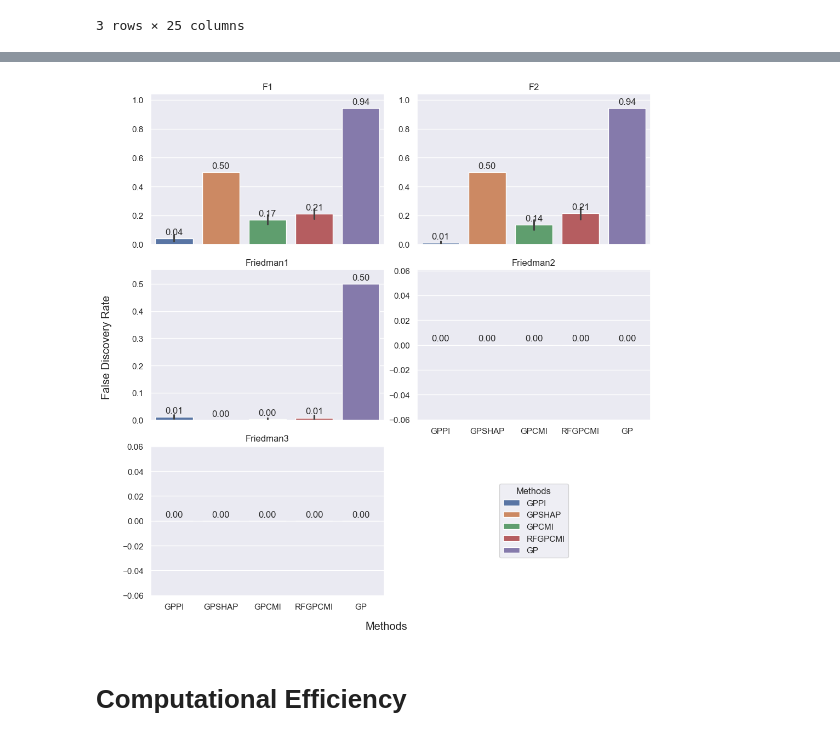
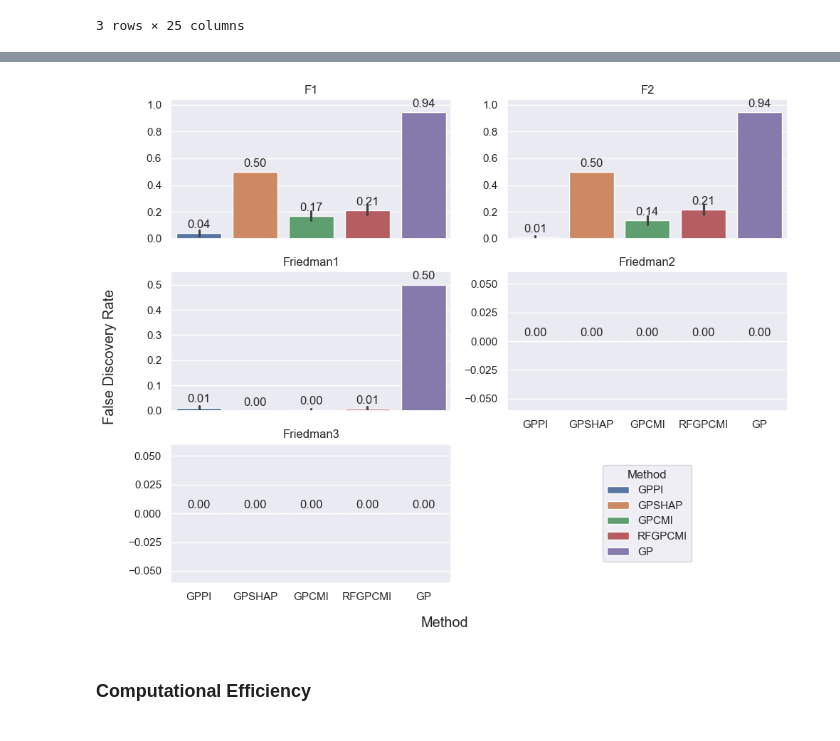
Before and after one commit to KevinHaka/Symbolic-Regression-Genetic-Programming, a Jupyter notebook: examples/results_synthetic.ipynb, the cells around one changed output, grey strips where cells are left out. Cells and saved outputs as stored; diff of their text form; code cells hidden in the pictures.

```diff
--- a/examples/results_synthetic.ipynb
+++ b/examples/results_synthetic.ipynb
@@ -151,6 +104,9 @@ with open("data_synthetic.pkl", "rb") as f:
     synth = pickle.load(f)['kwargs']
 
 results_df, features, equations = synth['df'], synth['features'], synth['equations']
+
+# Calculate the number dataframe index runs level
+num_runs = results_df.index.get_level_values('run').nunique()
 
 # Reorder MultiIndex columns for consistent plotting
 order = {
@@ -503,5 +462,6 @@ for dataset_name in order['dataset']:
 # %%
-selection_rate_types = ['relevant', 'irrelevant']
+# Create a DataFrame to store selection rates with MultiIndex columns for dataset, method, and rate type (TPR/FDR)
+selection_rate_types = ['tpr', 'fdr']
 selection_rate_column_order = pd.MultiIndex.from_product(
     [order['dataset'], order['method'], selection_rate_types], names=['dataset', 'method', 'rate_type']
 )
@@ -527,25 +487,22 @@ selection_rate_df.tail(3)
 3 rows × 50 columns
 # %%
-# Plotting relative performance of each method compared to GP for each dataset
+# Plotting true positive rates for each dataset and method at the last epoch
 fig, axes = plot_results(
     selection_rate_df,
     nrows=3,
     ncols=2,
-    subplot_kwargs={"sharex": True},
+    subplot_kwargs={"sharex": True, "figsize": (10, 8), "layout": "tight"},
     group_level="dataset",
     value_level="rate_type",
-    value_key="relevant",
+    value_key="tpr",
     plotting_function=lambda data, ax: sns.barplot(data=data, ax=ax),
 )
 
-fig.figure.set_size_inches(10, 10)
-fig.tight_layout(w_pad=0.5)
+# Set X and Y label for the entire figure
+fig.supxlabel("Method", x=0.5, y=0.02)
+fig.supylabel("True Positive Rate", x=0.02, y=0.5)
 
-fig.supxlabel("Methods", x=0.5, y=-0.02)
-fig.supylabel("True Positive Rate", x=-0.02, y=0.5)
-
-axes[3].tick_params(axis='x', labelbottom=True)
-axes[5].axis('off')
+axes[3].tick_params(axis='x', labelbottom=True) # Restore x-tick labels
 
 # Add value labels on top of each bar and adjust y-axis limits for better visibility
 for ax in axes[:5]:
@@ -573,7 +530,7 @@ axes[5].legend(
     handles=handles,
     labels=labels,
     loc='center',
-    title="Methods"
+    title="Method"
 )
 
 plt.show()
@@ -582,56 +539,53 @@ plt.show()
 # %%
-# Plotting relative performance of each method compared to GP for each dataset
+# Plotting false discovery rates for each dataset and method at the last epoch
 fig, axes = plot_results(
     selection_rate_df,
     nrows=3,
     ncols=2,
-    subplot_kwargs={"sharex": True},
+    subplot_kwargs={"sharex": True, "figsize": (10, 8), "layout": "tight"},
     group_level="dataset",
     value_level="rate_type",
-    value_key="irrelevant",
+    value_key="fdr",
     plotting_function=lambda data, ax: sns.barplot(data=data, ax=ax),
 )
 
-fig.figure.set_size_inches(10, 10)
-fig.tight_layout(w_pad=0.5)
+# Set X and Y label for the entire figure
+fig.supxlabel("Method", x=0.5, y=0.02)
+fig.supylabel("False Discovery Rate", x=0.02, y=0.5)
 
-fig.supxlabel("Methods", x=0.5, y=-0.02)
-fig.supylabel("False Discovery Rate", x=-0.02, y=0.5)
-
-axes[3].tick_params(axis='x', labelbottom=True)
-axes[5].axis('off')
+axes[3].tick_params(axis='x', labelbottom=True) # Restore x-tick labels
 
 # Add value labels on top of each bar and adjust y-axis limits for better visibility
 for ax in axes[:5]:
     base_padding = 3
     margin_ratio = 0.05
 
     bottom, top = ax.get_ylim()
     y_padding = margin_ratio * (top - bottom)
 
     new_top = top + (y_padding if top else 0)
     new_bottom = bottom - (y_padding if bottom else 0)
     ax.set_ylim(new_bottom, new_top)
 
     for container in ax.containers:
         v = container.datavalues[0]
         adjusted_padding = base_padding if (v != 0) or (top > 0) else -(11 + base_padding)
         ax.bar_label(container, fmt='%.2f', padding=adjusted_padding)
 
 # Take the legend handles and labels from the fifth subplot
 handles = axes[4].containers
 labels = [text.get_text() for text in axes[4].get_xticklabels()]
 
 # Add the common legend to the empty subplot, centered
 axes[5].legend(
     handles=handles,
     labels=labels,
     loc='center',
-    title="Methods"
+    title="Method"
 )
 
 plt.show()
 # %% [output]
-[figure, old version]
+[figure, new version]
 # %% [markdown]
-# Computational Efficiency
+### Computational Efficiency
```
Also changed, not shown: parts of 27 cells of this notebook, 1 other file.
